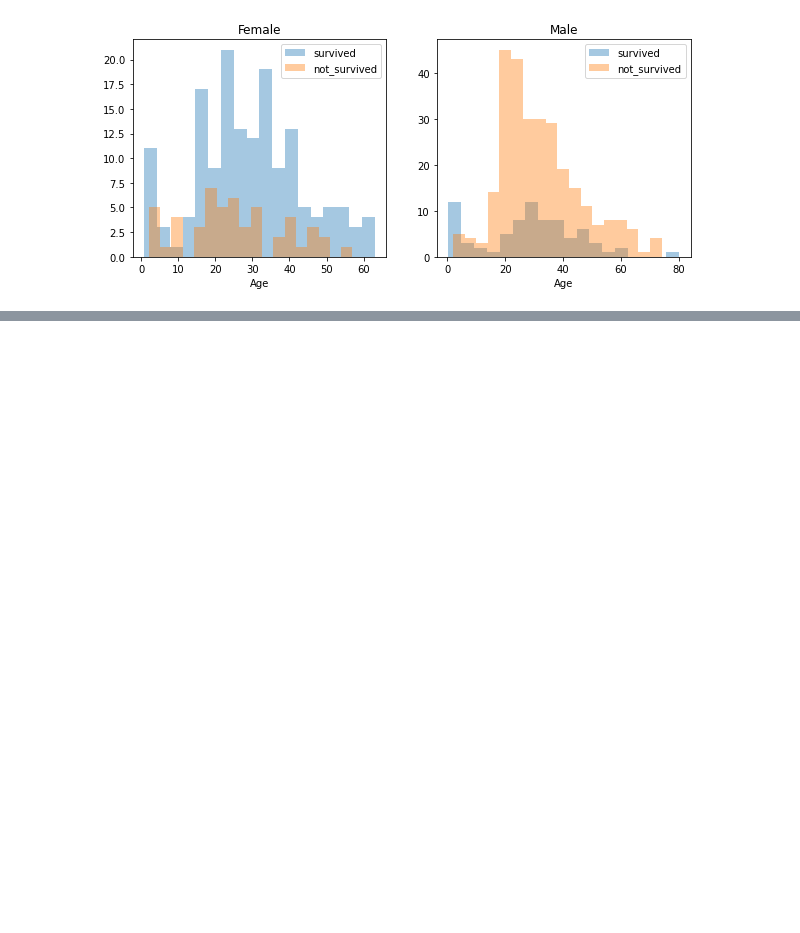
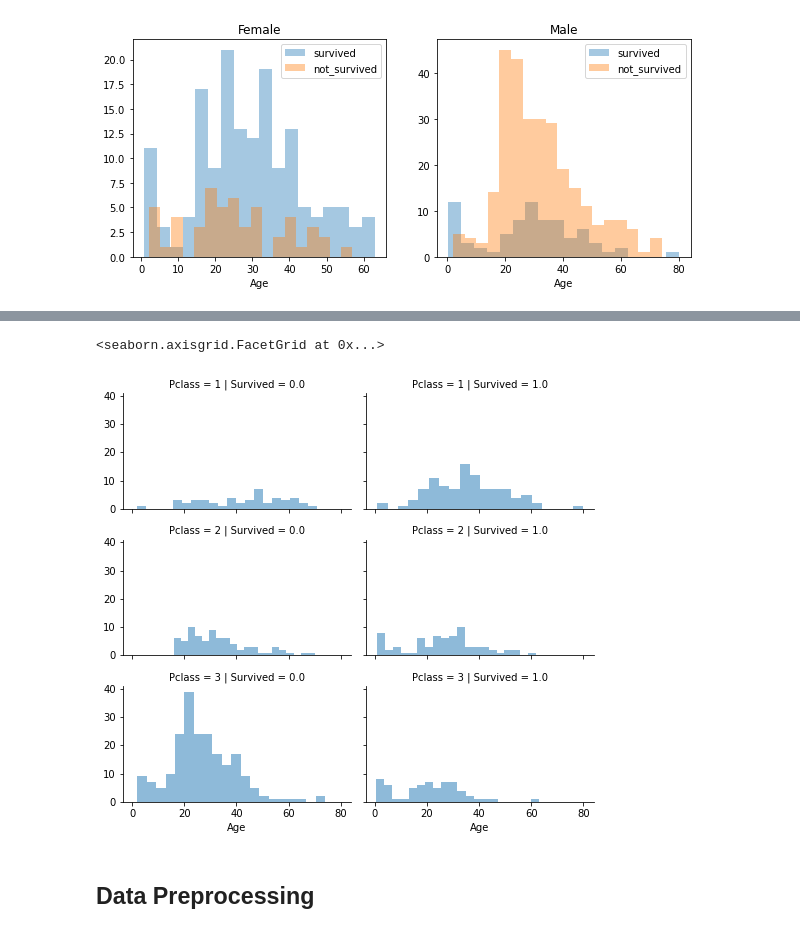
Before and after one commit to khajadatascienceR/DataScienceWithPython, a Jupyter notebook: Mar22/EndToEnd/Dummy/endtoend.ipynb, the cells around one changed output, grey strips where cells are left out. Saved outputs shown, nothing was run; the diff lists cells and outputs as text; code cells hidden in the pictures; blank space fills up the shorter version.

```diff
--- a/Mar22/EndToEnd/Dummy/endtoend.ipynb
+++ b/Mar22/EndToEnd/Dummy/endtoend.ipynb
@@ -191,0 +204,10 @@ Text(0.5, 1.0, 'Male')
+# %%
+grid = sns.FacetGrid(training_data, col='Survived', row='Pclass', size=2.2, aspect=1.6)
+grid.map(plt.hist, 'Age', alpha=.5, bins=20)
+grid.add_legend()
+# %% [output]
+<seaborn.axisgrid.FacetGrid at 0x...>
+[figure, added]
+# %% [markdown]
+Data Preprocessing
+-------------------
```
Also changed, not shown: parts of 15 cells of this notebook.
